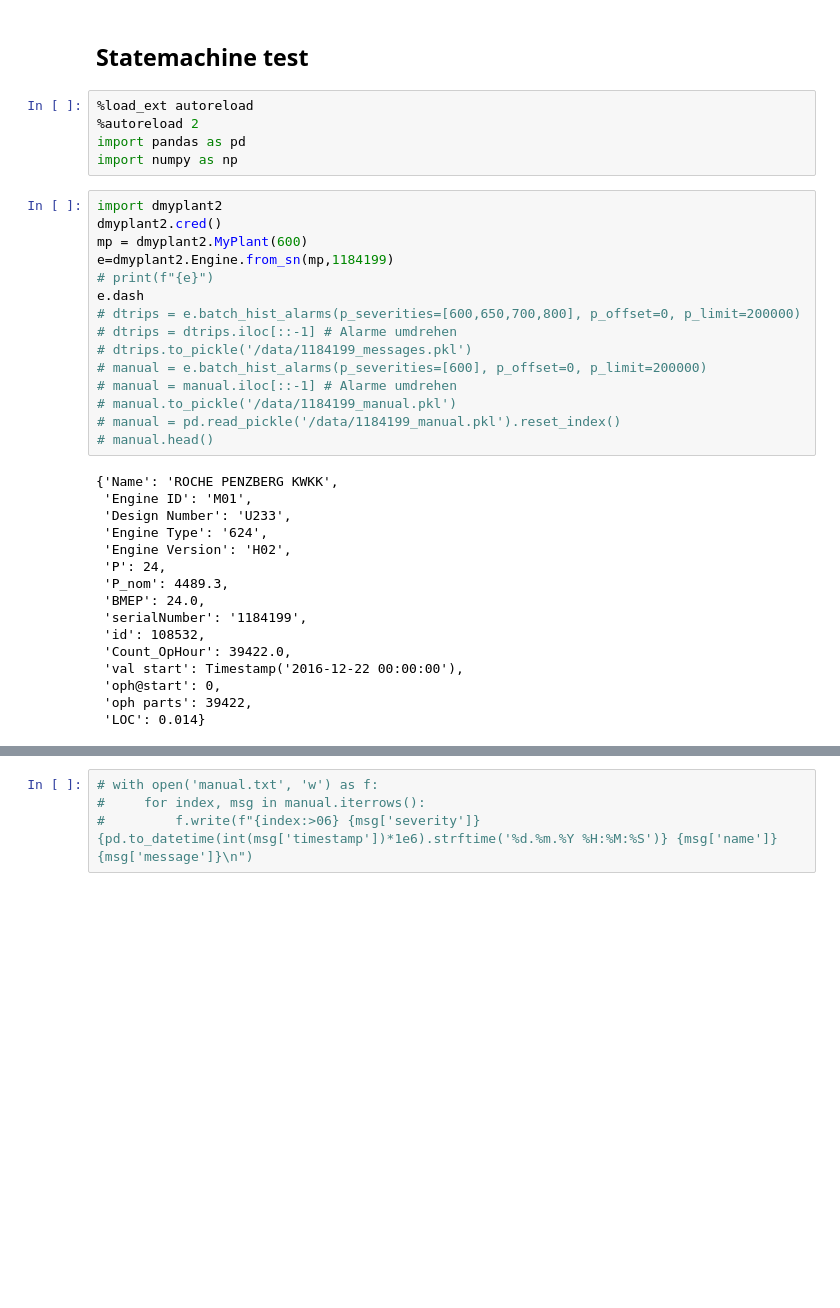
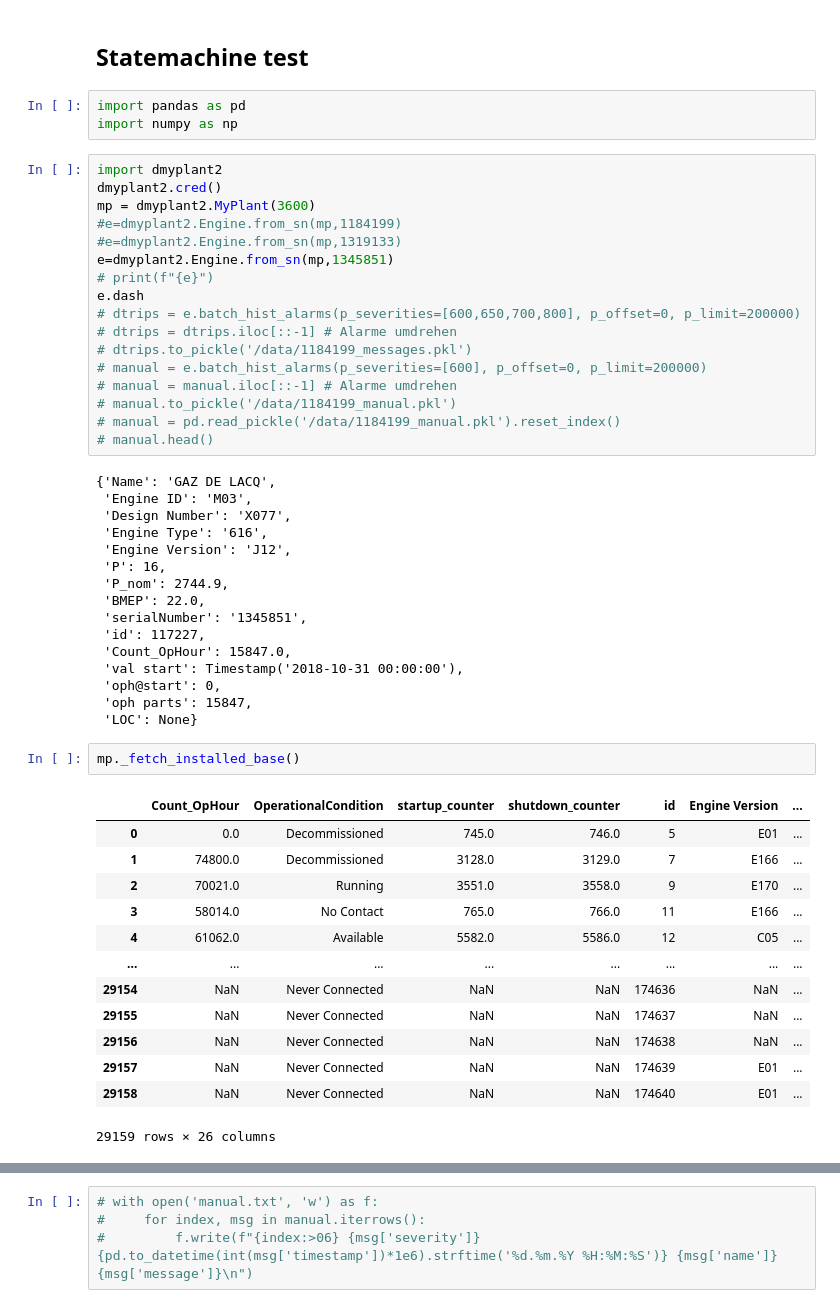
Before and after one commit to dieterch/statemachine, a Jupyter notebook: sm_test.ipynb, the cells around one changed output, grey strips where cells are left out. Drawn from its saved outputs; the diff is of its cells as text; blank space fills up the shorter version.

```diff
--- a/sm_test.ipynb
+++ b/sm_test.ipynb
@@ -1,15 +1,15 @@
 # %% [markdown]
 ## Statemachine test
 # %%
-%load_ext autoreload
-%autoreload 2
 import pandas as pd
 import numpy as np
 # %%
 import dmyplant2
 dmyplant2.cred()
-mp = dmyplant2.MyPlant(600)
-e=dmyplant2.Engine.from_sn(mp,1184199)
+mp = dmyplant2.MyPlant(3600)
+#e=dmyplant2.Engine.from_sn(mp,1184199)
+#e=dmyplant2.Engine.from_sn(mp,1319133)
+e=dmyplant2.Engine.from_sn(mp,1345851)
 # print(f"{e}")
 e.dash
 # dtrips = e.batch_hist_alarms(p_severities=[600,650,700,800], p_offset=0, p_limit=200000)
@@ -21,18 +21,34 @@ e.dash
 # manual = pd.read_pickle('/data/1184199_manual.pkl').reset_index()
 # manual.head()
 # %% [output]
-{'Name': 'ROCHE PENZBERG KWKK',
- 'Engine ID': 'M01',
- 'Design Number': 'U233',
- 'Engine Type': '624',
- 'Engine Version': 'H02',
- 'P': 24,
- 'P_nom': 4489.3,
- 'BMEP': 24.0,
- 'serialNumber': '1184199',
- 'id': 108532,
- 'Count_OpHour': 39422.0,
- 'val start': Timestamp('2016-12-22 00:00:00'),
+{'Name': 'GAZ DE LACQ',
+ 'Engine ID': 'M03',
+ 'Design Number': 'X077',
+ 'Engine Type': '616',
+ 'Engine Version': 'J12',
+ 'P': 16,
+ 'P_nom': 2744.9,
+ 'BMEP': 22.0,
+ 'serialNumber': '1345851',
+ 'id': 117227,
+ 'Count_OpHour': 15847.0,
+ 'val start': Timestamp('2018-10-31 00:00:00'),
  'oph@start': 0,
- 'oph parts': 39422,
- 'LOC': 0.014}
+ 'oph parts': 15847,
+ 'LOC': None}
+# %%
+mp._fetch_installed_base()
+# %% [output]
+|  | Count_OpHour | OperationalCondition | startup_counter | shutdown_counter | id | Engine Version | ... |
+| 0 | 0.0 | Decommissioned | 745.0 | 746.0 | 5 | E01 | ... |
+| 1 | 74800.0 | Decommissioned | 3128.0 | 3129.0 | 7 | E166 | ... |
+| 2 | 70021.0 | Running | 3551.0 | 3558.0 | 9 | E170 | ... |
+| 3 | 58014.0 | No Contact | 765.0 | 766.0 | 11 | E166 | ... |
+| 4 | 61062.0 | Available | 5582.0 | 5586.0 | 12 | C05 | ... |
+| ... | ... | ... | ... | ... | ... | ... | ... |
+| 29154 | NaN | Never Connected | NaN | NaN | 174636 | NaN | ... |
+| 29155 | NaN | Never Connected | NaN | NaN | 174637 | NaN | ... |
+| 29156 | NaN | Never Connected | NaN | NaN | 174638 | NaN | ... |
+| 29157 | NaN | Never Connected | NaN | NaN | 174639 | E01 | ... |
+| 29158 | NaN | Never Connected | NaN | NaN | 174640 | E01 | ... |
+29159 rows × 26 columns
```
Also changed, not shown: parts of 15 cells of this notebook, 4 other files.
